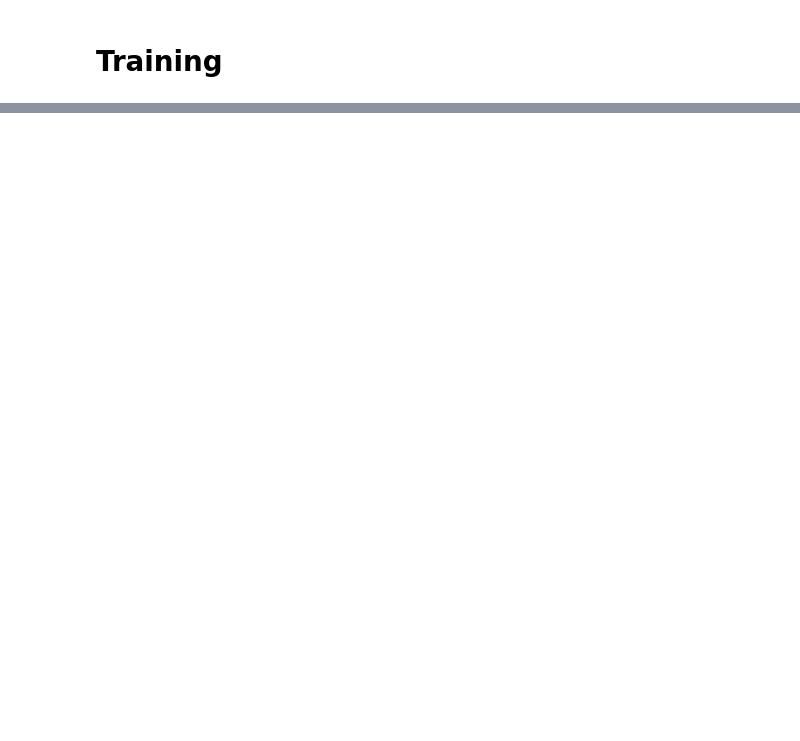
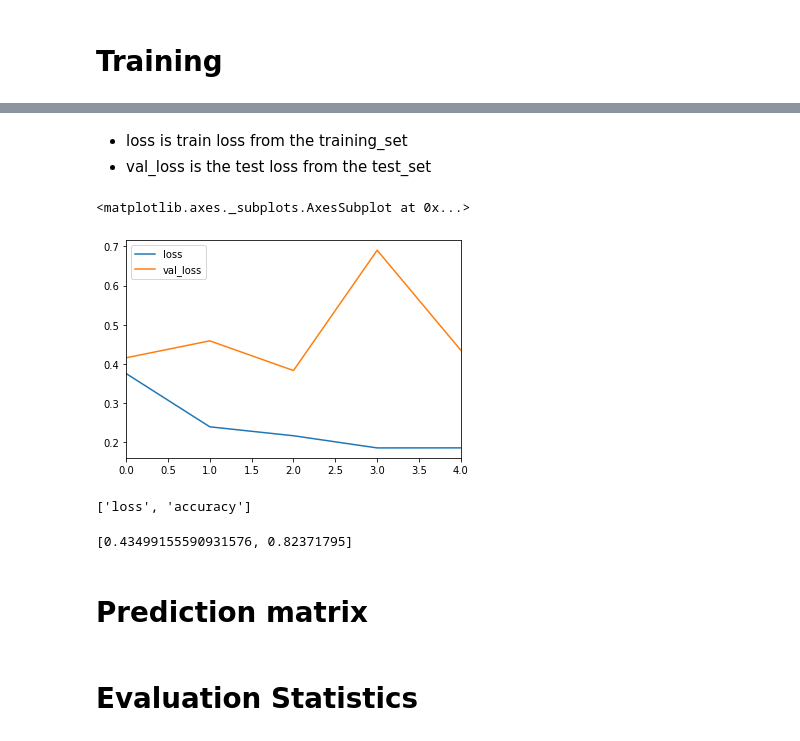
Before and after one commit to RichFree/CS3244PnumoniaCNN, a Jupyter notebook: project.ipynb, the cells around one changed output, grey strips where cells are left out. Drawn from its saved outputs; the diff is of its cells as text; code cells hidden in the pictures; blank space fills up the shorter version.

```diff
--- a/project.ipynb
+++ b/project.ipynb
@@ -172,0 +175,38 @@ ResourceExhaustedError: OOM when allocating tensor with shape[2411968,128] and t
+# %%
+# CNN model from:
+# https://www.kaggle.com/sanwal092/intro-to-cnn-using-keras-to-predict-pneumonia
+
+cnn = Sequential() # from now, cnn is the name of the model
+
+#Convolution
+cnn.add(Conv2D(32, (3, 3), activation="relu", input_shape=(64, 64, 3)))
+
+#Pooling
+cnn.add(MaxPooling2D(pool_size = (2, 2)))
+
+# 2nd Convolution
+cnn.add(Conv2D(32, (3, 3), activation="relu"))
+
+# 2nd Pooling layer
+cnn.add(MaxPooling2D(pool_size = (2, 2)))
+
+# Flatten the layer
+cnn.add(Flatten())
+
+# Fully Connected Layers
+cnn.add(Dense(activation = 'relu', units = 128))
+cnn.add(Dense(activation = 'sigmoid', units = 1))
+
+# Compile the Neural network
+cnn.compile(optimizer = 'adam', loss = 'binary_crossentropy', metrics = ['accuracy'])
+# %%
+# configuring early stopping
+from tensorflow.keras.callbacks import EarlyStopping
+early_stop = EarlyStopping(monitor='val_loss',patience=2)
+# %%
+# actual training
+# fit_generator supported in TF 2.0.x, depracated in TF 2.1.x
+cnn_model = cnn.fit_generator(training_set,
+                         epochs = 20,
+                         validation_data = test_set,
+                         callbacks=[early_stop])
@@ -172,0 +232,2 @@ ResourceExhaustedError: OOM when allocating tensor with shape[2411968,128] and t
+# %%
+losses = pd.DataFrame(cnn.history.history)
@@ -172,0 +243,18 @@ ResourceExhaustedError: OOM when allocating tensor with shape[2411968,128] and t
+# %% [markdown]
+- loss is train loss from the training_set
+- val_loss is the test loss from the test_set
+# %%
+losses[['loss','val_loss']].plot()
+# %% [output]
+<matplotlib.axes._subplots.AxesSubplot at 0x...>
+[figure, added]
+# %%
+cnn.metrics_names
+# %% [output]
+['loss', 'accuracy']
+# %%
+cnn.evaluate_generator(test_set)
+# %% [output]
+[0.43499155590931576, 0.82371795]
+# %% [markdown]
+# Prediction matrix
@@ -172,0 +264,2 @@ ResourceExhaustedError: OOM when allocating tensor with shape[2411968,128] and t
+# %% [markdown]
+# Evaluation Statistics
```
Also changed, not shown: parts of 51 cells of this notebook, 1 other file.
